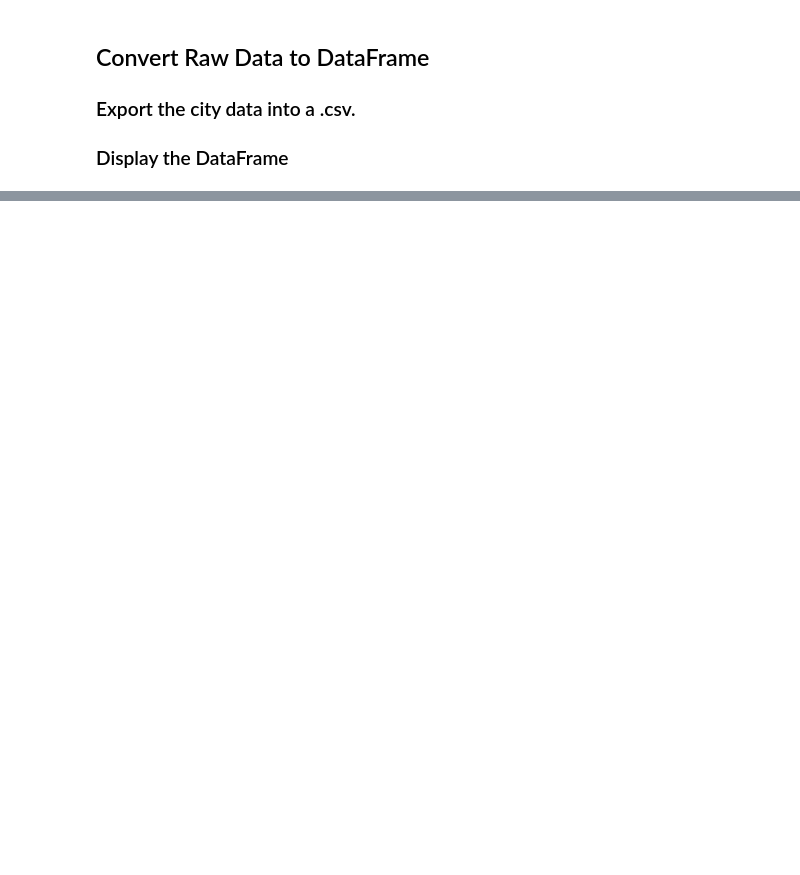
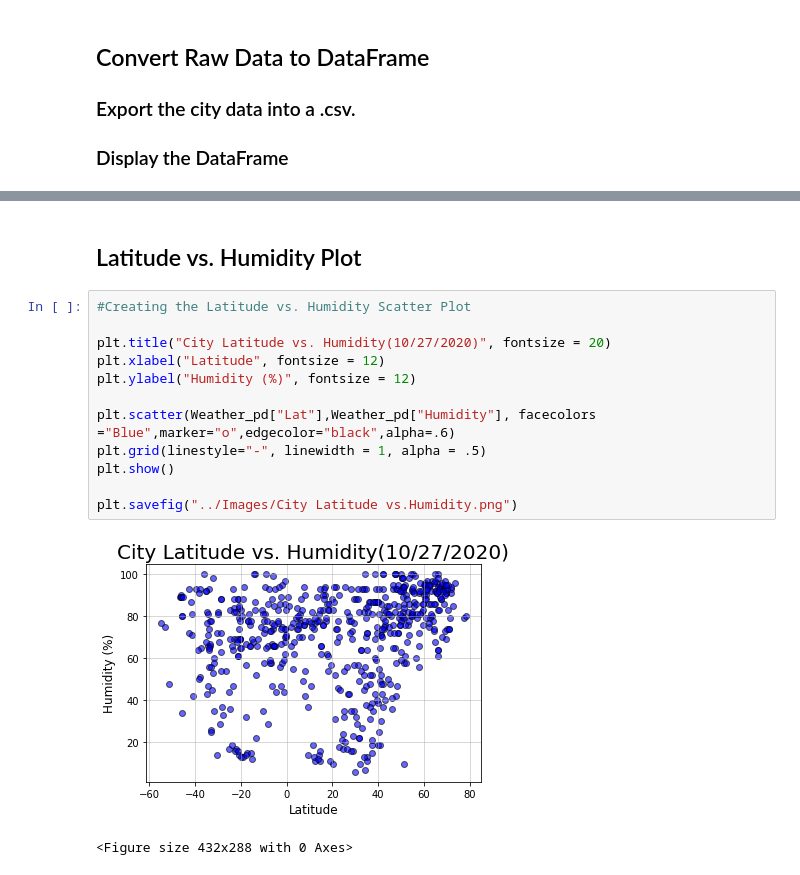
Before and after one commit to Harpreet1214/python-api-challenge, a Jupyter notebook: WeatherPy/WeatherPy.ipynb, the cells around one changed output, grey strips where cells are left out. Saved outputs shown, nothing was run; the diff lists cells and outputs as text; blank space fills up the shorter version.

```diff
--- a/WeatherPy/WeatherPy.ipynb
+++ b/WeatherPy/WeatherPy.ipynb
@@ -760,0 +208,17 @@ Data Retrieval Complete
+# %% [markdown]
+## Latitude vs. Humidity Plot
+# %%
+#Creating the Latitude vs. Humidity Scatter Plot
+
+plt.title("City Latitude vs. Humidity(10/27/2020)", fontsize = 20)
+plt.xlabel("Latitude", fontsize = 12)
+plt.ylabel("Humidity (%)", fontsize = 12)
+
+plt.scatter(Weather_pd["Lat"],Weather_pd["Humidity"], facecolors ="Blue",marker="o",edgecolor="black",alpha=.6)
+plt.grid(linestyle="-", linewidth = 1, alpha = .5)
+plt.show()
+
+plt.savefig("../Images/City Latitude vs.Humidity.png")
+# %% [output]
+[figure, added]
+<Figure size 432x288 with 0 Axes>
```
Also changed, not shown: parts of 30 cells of this notebook, 8 other files.
